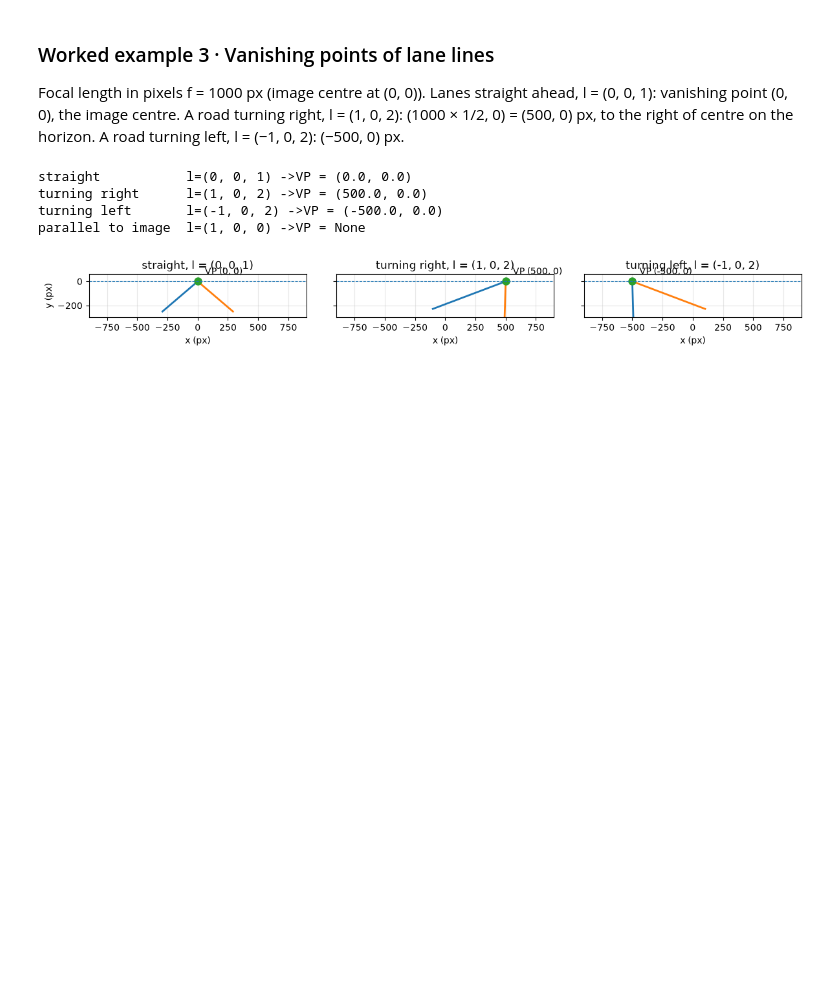
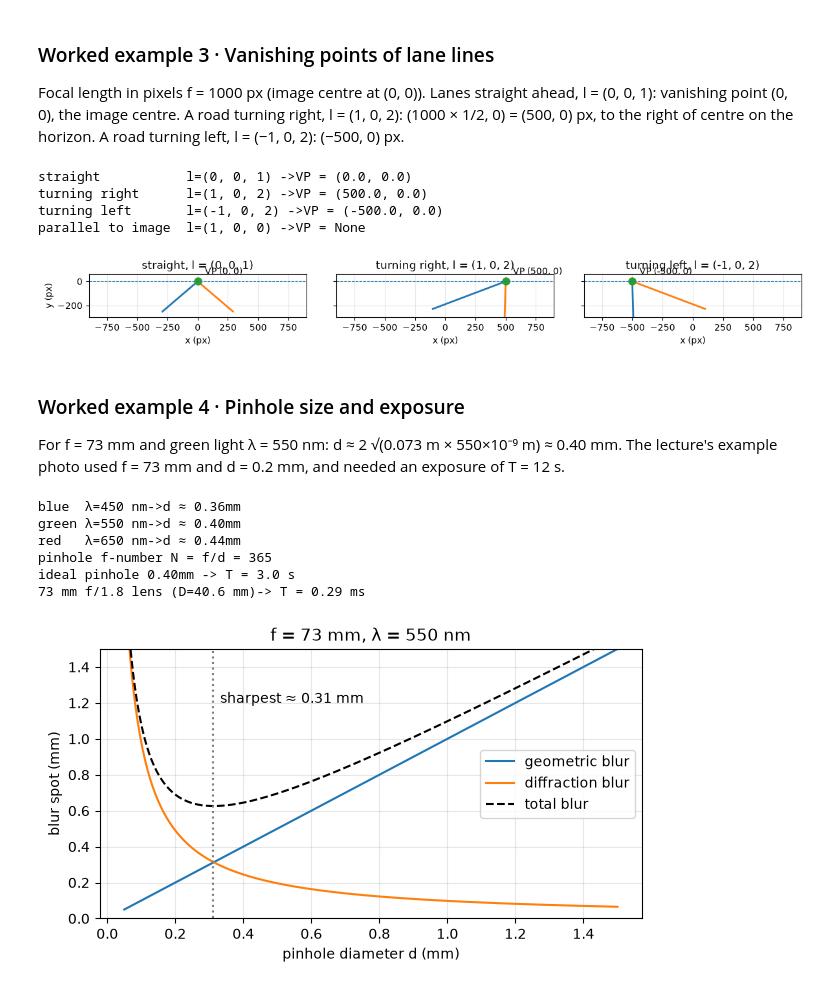
Before and after one commit to Ali-Haider-NSU/perception-geometry, a Jupyter notebook: 01_image_formation/projection.ipynb, the cells around one changed output. Cells and saved outputs as stored; diff of their text form; code cells hidden in the pictures; blank space fills up the shorter version.

Commit message:
Pinhole size and exposure

```diff
--- a/01_image_formation/projection.ipynb
+++ b/01_image_formation/projection.ipynb
@@ -120,3 +120,55 @@ plt.tight_layout()
 plt.show()
 # %% [output]
 [figure]
+# %% [markdown]
+### Worked example 4 · Pinhole size and exposure
+For f = 73 mm and green light λ = 550 nm: d ≈ 2 √(0.073 m × 550×10⁻⁹ m) ≈ 0.40 mm.
+The lecture's example photo used f = 73 mm and d = 0.2 mm, and needed an exposure of T =
+12 s.
+# %%
+import numpy as np
+import matplotlib.pyplot as plt
+
+def ideal_pinhole_d(f_m, lam_m):
+    return 2*np.sqrt(f_m*lam_m)
+
+f = 0.073
+for name, lam in [("blue",450e-9), ("green",550e-9),("red",650e-9)]:
+    print(f"{name:5s} λ={lam*1e9:.0f} nm->d ≈ {ideal_pinhole_d(f, lam)*1e3:.2f}mm")
+
+d_photo = 0.2e-3; T_photo = 12.0
+print(f"pinhole f-number N = f/d = {f/d_photo:.0f}")
+
+def expouser_time(d_new, d_ref = d_photo, T_ref = T_photo):
+    return T_ref * (d_ref/d_new)**2
+
+D_lens = f/1.8
+print(f"ideal pinhole 0.40mm -> T = {expouser_time(ideal_pinhole_d(f, 550e-9)):.1f} s")
+print(f"73 mm f/1.8 lens (D={D_lens*1e3:.1f} mm)-> T = {expouser_time(D_lens)*1e3:.2f} ms")
+# %% [output]
+blue  λ=450 nm->d ≈ 0.36mm
+green λ=550 nm->d ≈ 0.40mm
+red   λ=650 nm->d ≈ 0.44mm
+pinhole f-number N = f/d = 365
+ideal pinhole 0.40mm -> T = 3.0 s
+73 mm f/1.8 lens (D=40.6 mm)-> T = 0.29 ms
+# %%
+lam = 550e-9
+d = np.linspace(0.05e-3, 1.5e-3, 400)
+geo = d                                  # geometric blur grows with the hole
+diff = 2.44 * lam * f / d                # diffraction blur grows as the hole shrinks
+total = geo + diff
+
+plt.figure(figsize=(7, 3.5))
+plt.plot(d*1e3, geo*1e3, label="geometric blur")
+plt.plot(d*1e3, diff*1e3, label="diffraction blur")
+plt.plot(d*1e3, total*1e3, "k--", label="total blur")
+d_best = d[np.argmin(total)]
+plt.axvline(d_best*1e3, ls=":", c="gray")
+plt.text(d_best*1e3 + 0.02, 1.2, f"sharpest ≈ {d_best*1e3:.2f} mm")
+plt.xlabel("pinhole diameter d (mm)"); plt.ylabel("blur spot (mm)")
+plt.ylim(0, 1.5); plt.legend(); plt.grid(alpha=0.3)
+plt.title("f = 73 mm, λ = 550 nm")
+plt.show()
+# %% [output]
+[figure, added]
```
